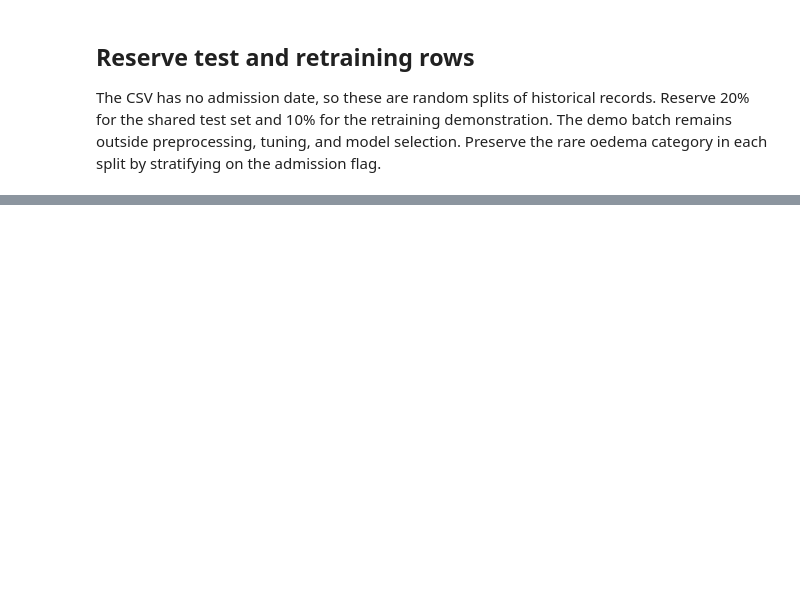
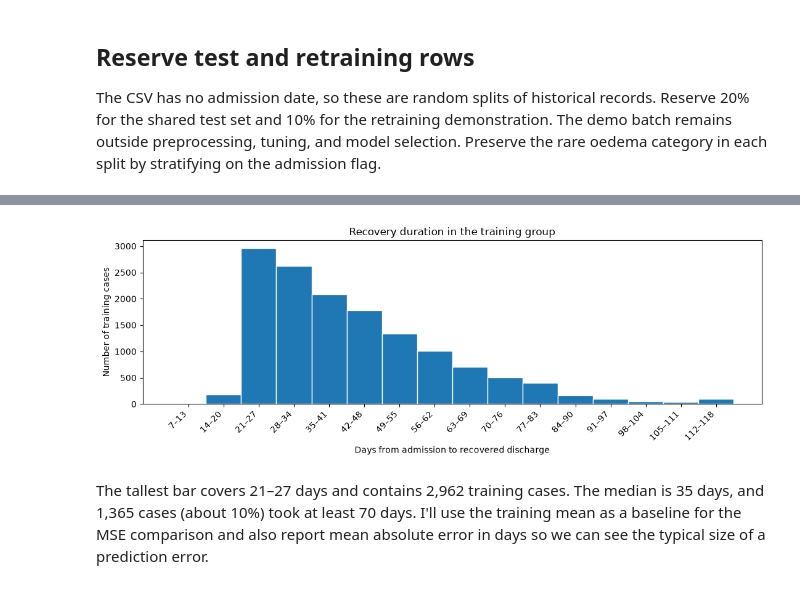
Before and after one commit to Mich-O/linear_regression_model, a Jupyter notebook: summative/linear_regression/multivariate.ipynb, the cells around one changed output, grey strips where cells are left out. Drawn from its saved outputs; the diff is of its cells as text; code cells hidden in the pictures; blank space fills up the shorter version.

Commit message:
Explore recovery duration in the training cohort

```diff
--- a/summative/linear_regression/multivariate.ipynb
+++ b/summative/linear_regression/multivariate.ipynb
@@ -72,0 +88,18 @@ pd.DataFrame({
+# %%
+import matplotlib.pyplot as plt
+
+week_starts = list(range(7, 113, 7))
+week_labels = [f"{day}–{day + 6}" for day in week_starts]
+
+fig, ax = plt.subplots(figsize=(11, 4))
+ax.hist(train[target], bins=[*week_starts, 119], edgecolor="white")
+ax.set_xticks([day + 3.5 for day in week_starts], week_labels, rotation=45, ha="right")
+ax.set(xlabel="Days from admission to recovered discharge",
+       ylabel="Number of training cases",
+       title="Recovery duration in the training group")
+fig.tight_layout()
+plt.show()
+# %% [output]
+[figure, added]
+# %% [markdown]
+The tallest bar covers 21–27 days and contains 2,962 training cases. The median is 35 days, and 1,365 cases (about 10%) took at least 70 days. I'll use the training mean as a baseline for the MSE comparison and also report mean absolute error in days so we can see the typical size of a prediction error.
```
Also changed, not shown: parts of 4 cells of this notebook, 2 other files.
